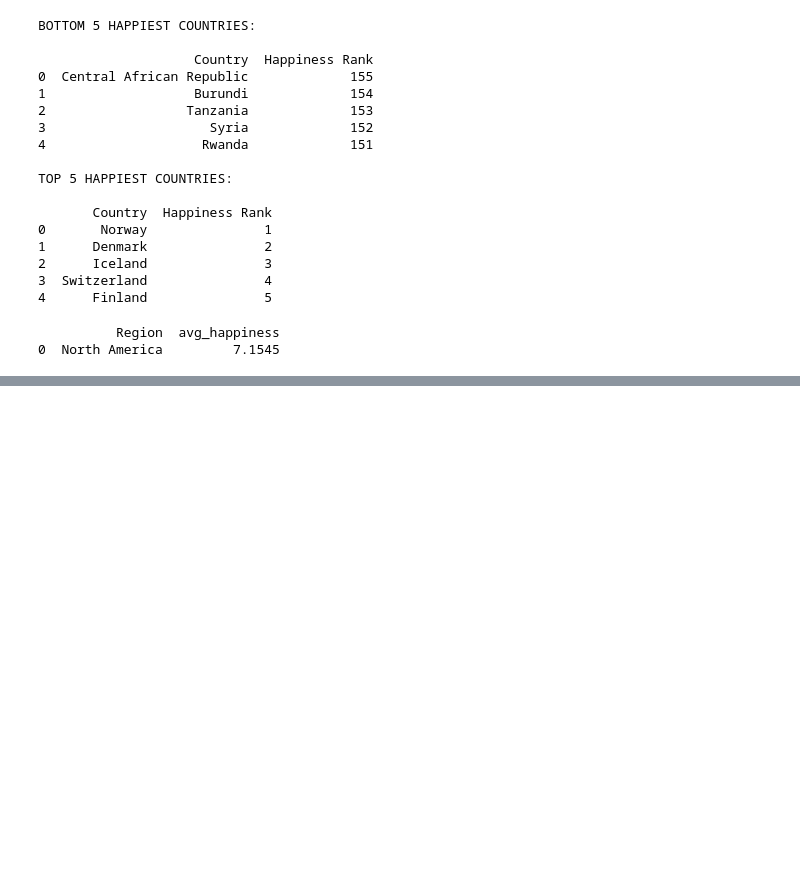
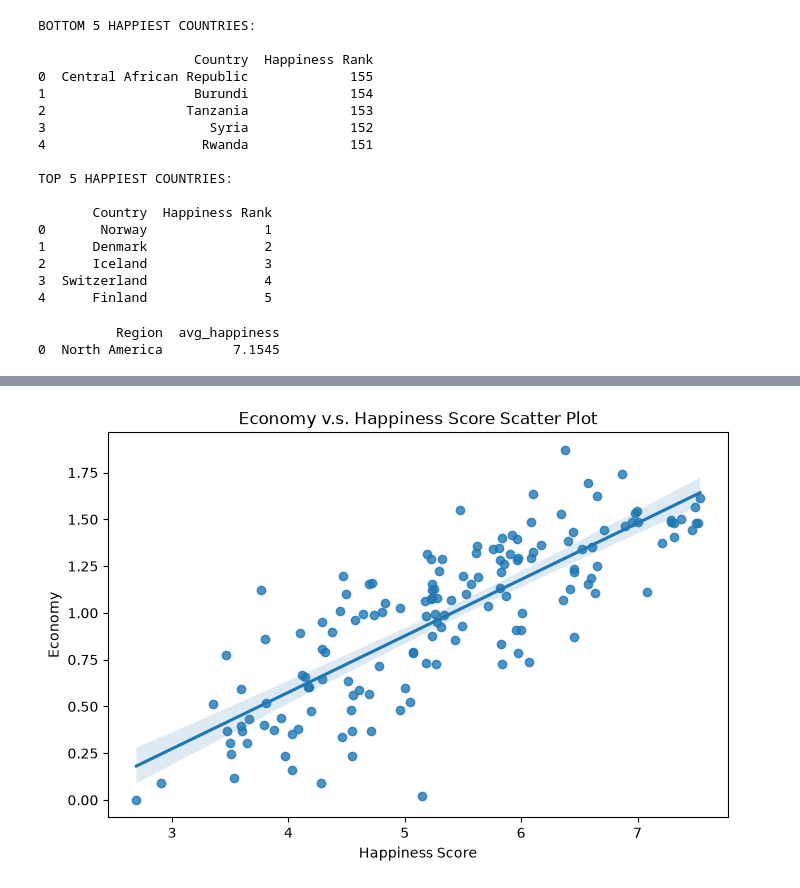
Before and after one commit to akshara1217/da-ml-journey, a Jupyter notebook: _happiness_project.ipynb, the cells around one changed output, grey strips where cells are left out. Saved outputs shown, nothing was run; the diff lists cells and outputs as text; code cells hidden in the pictures; blank space fills up the shorter version.

```diff
--- a/_happiness_project.ipynb
+++ b/_happiness_project.ipynb
@@ -131,0 +151,9 @@ print(result)
+# %%
+plt.figure(figsize=(8,5))
+sns.regplot(x='Happiness Score', y='Economy', data=df)
+plt.title('Economy v.s. Happiness Score Scatter Plot')
+plt.xlabel('Happiness Score')
+plt.ylabel("Economy")
+plt.show()
+# %% [output]
+[figure, added]
```
Also changed, not shown: parts of 3 cells of this notebook, 1 other file.
